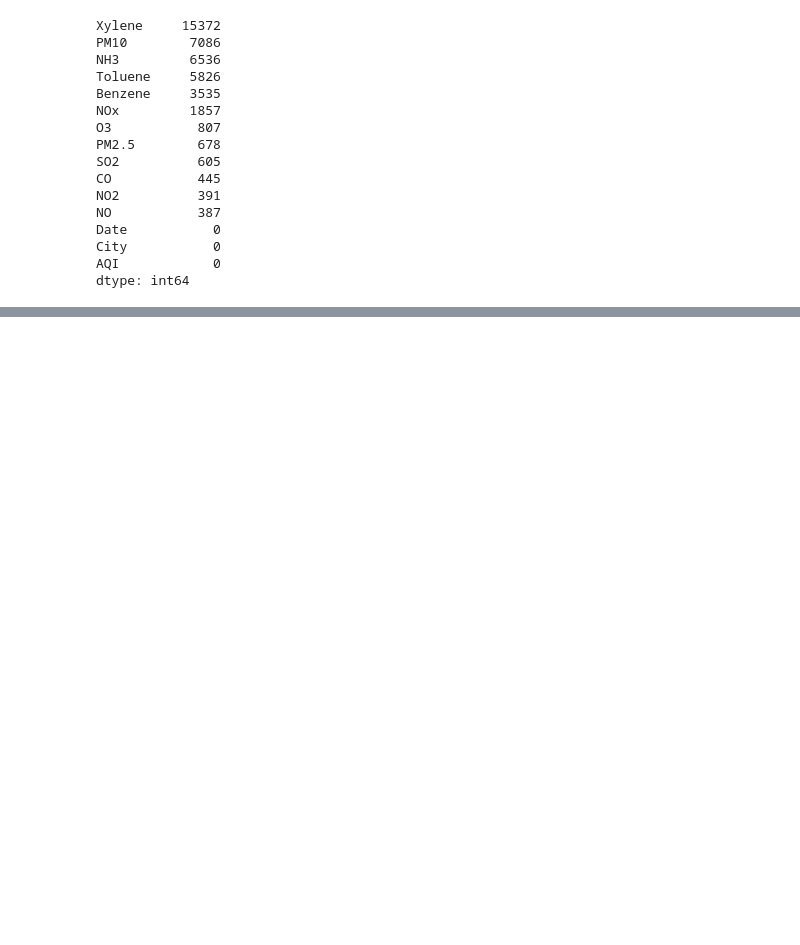
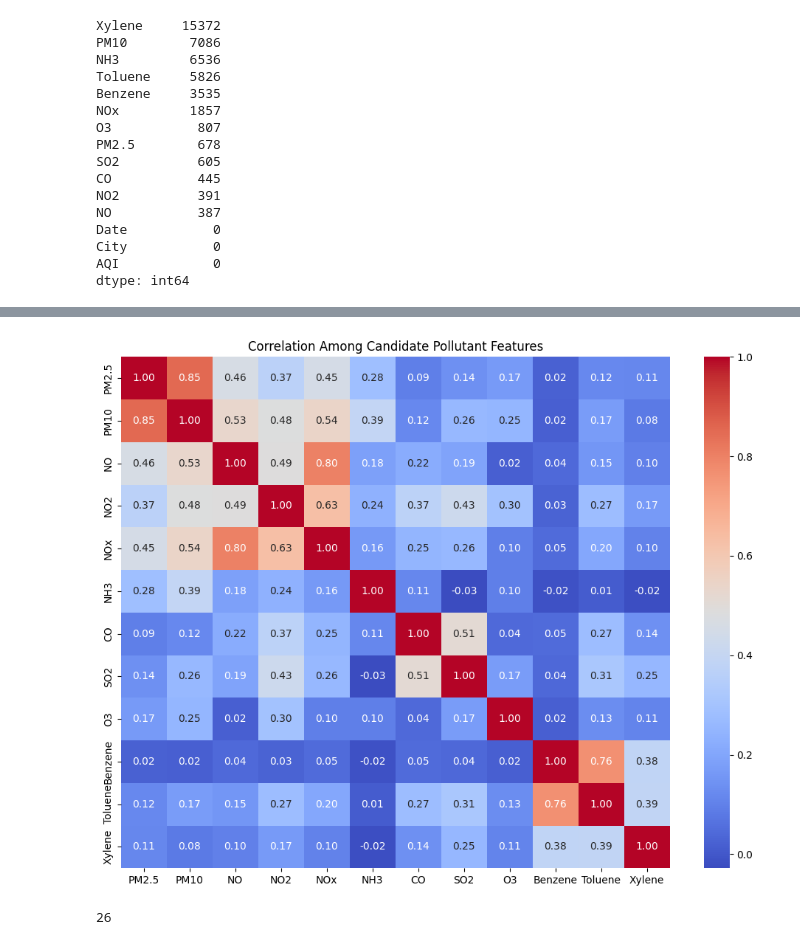
Before and after one commit to omkarsatpute18/AQI-air-quality-prediction, a Jupyter notebook: main.ipynb, the cells around one changed output, grey strips where cells are left out. Drawn from its saved outputs; the diff is of its cells as text; code cells hidden in the pictures; blank space fills up the shorter version.

```diff
--- a/main.ipynb
+++ b/main.ipynb
@@ -782,0 +852,21 @@ pollutant_features
+# %%
+feature_corr = model_df[pollutant_features].corr()
+
+plt.figure(figsize=(12, 9))
+
+sns.heatmap(
+    feature_corr,
+    annot=True,
+    fmt=".2f",
+    cmap="coolwarm"
+)
+
+plt.title("Correlation Among Candidate Pollutant Features")
+
+plt.show()
+# %% [output]
+[figure, added]
+# %%
+model_df["City"].nunique()
+# %% [output]
+26
```
Also changed, not shown: parts of 18 cells of this notebook.
